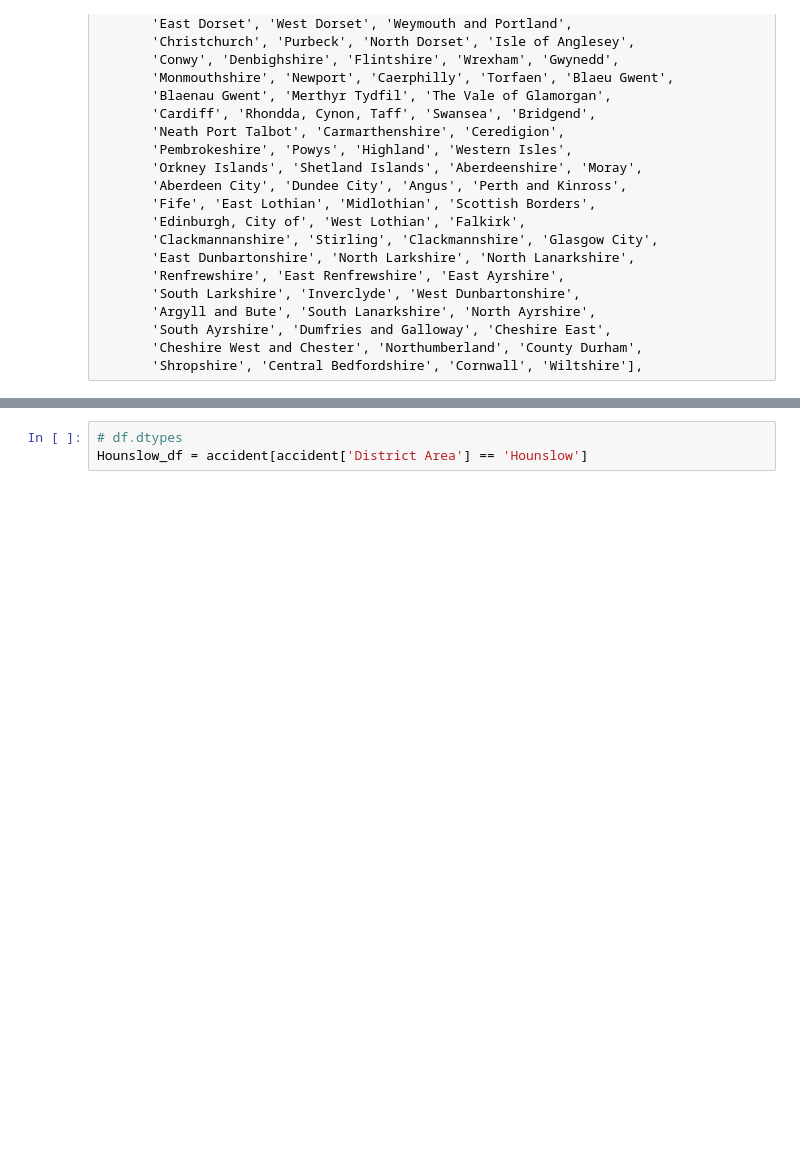
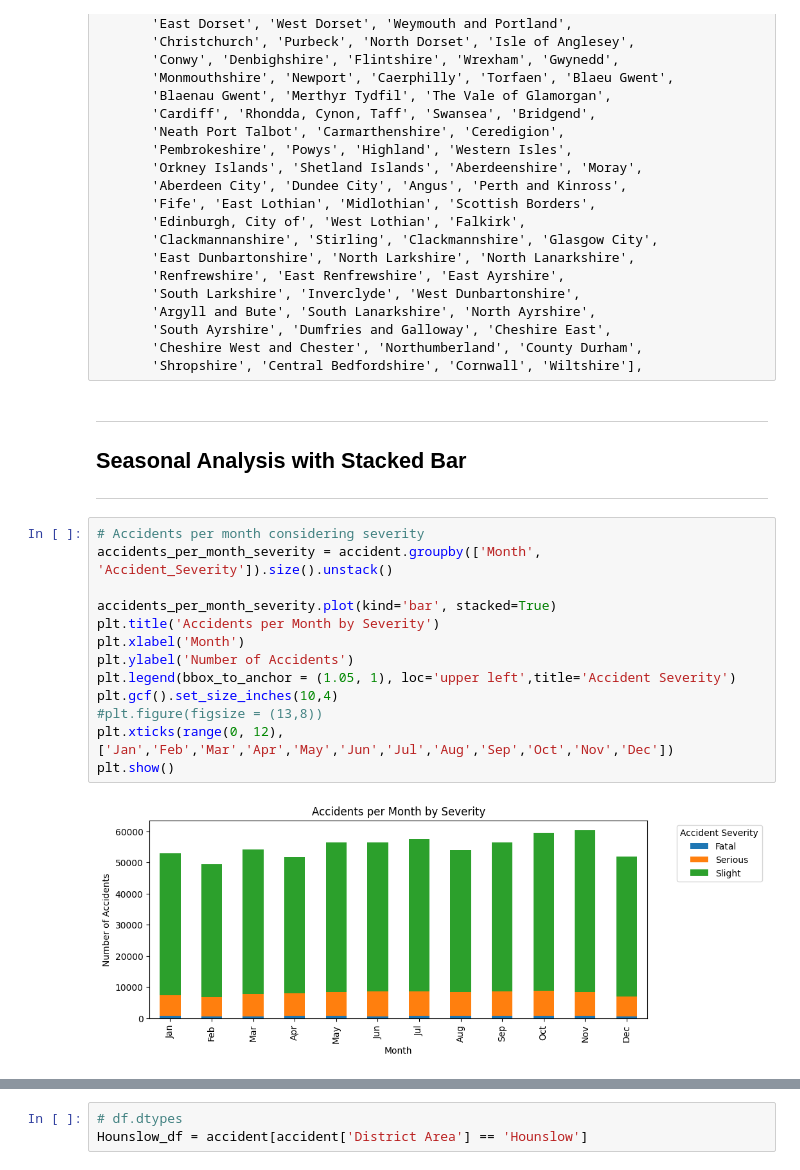
Before and after one commit to louwiee-GIT/ELEC303_LUSANTA_3B, a Jupyter notebook: ACTIVITY 2/Acttivity2(1).ipynb, the cells around one changed output, grey strips where cells are left out. Drawn from its saved outputs; the diff is of its cells as text; blank space fills up the shorter version.

```diff
--- a/ACTIVITY 2/Acttivity2(1).ipynb
+++ b/ACTIVITY 2/Acttivity2(1).ipynb
@@ -968,3 +968,20 @@ array(['Kensington and Chelsea', 'Westminster', 'Richmond upon Thames',
        'South Ayrshire', 'Dumfries and Galloway', 'Cheshire East',
        'Cheshire West and Chester', 'Northumberland', 'County Durham',
        'Shropshire', 'Central Bedfordshire', 'Cornwall', 'Wiltshire'],
+# %% [markdown]
+<hr><h2>Seasonal Analysis with Stacked Bar</h2><hr>
+# %%
+# Accidents per month considering severity
+accidents_per_month_severity = accident.groupby(['Month', 'Accident_Severity']).size().unstack()
+
+accidents_per_month_severity.plot(kind='bar', stacked=True)
+plt.title('Accidents per Month by Severity')
+plt.xlabel('Month')
+plt.ylabel('Number of Accidents')
+plt.legend(bbox_to_anchor = (1.05, 1), loc='upper left',title='Accident Severity')
+plt.gcf().set_size_inches(10,4)
+#plt.figure(figsize = (13,8))
+plt.xticks(range(0, 12), ['Jan','Feb','Mar','Apr','May','Jun','Jul','Aug','Sep','Oct','Nov','Dec'])
+plt.show()
+# %% [output]
+[figure, added]
```
Also changed, not shown: parts of 6 cells of this notebook, 1 other file.
